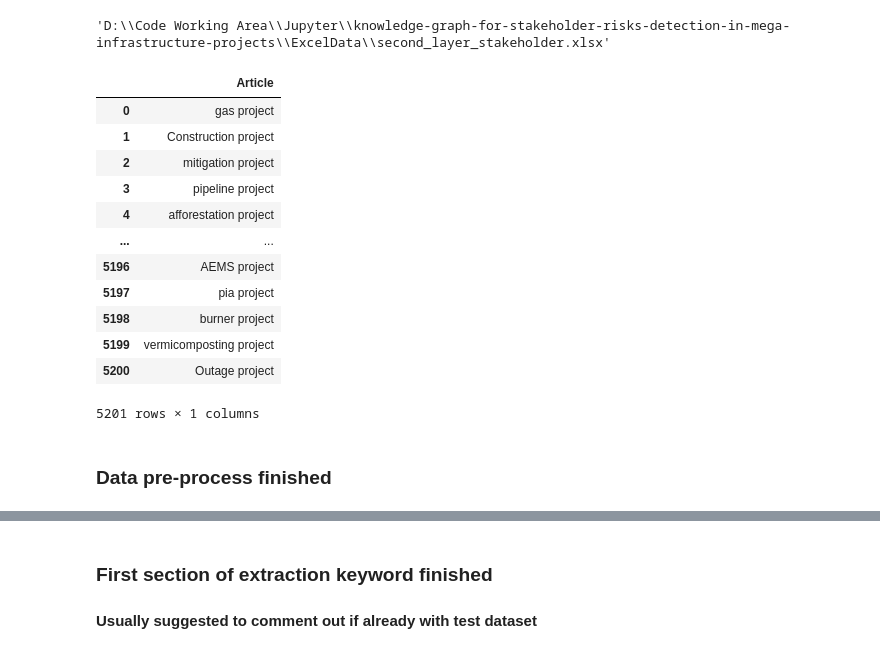
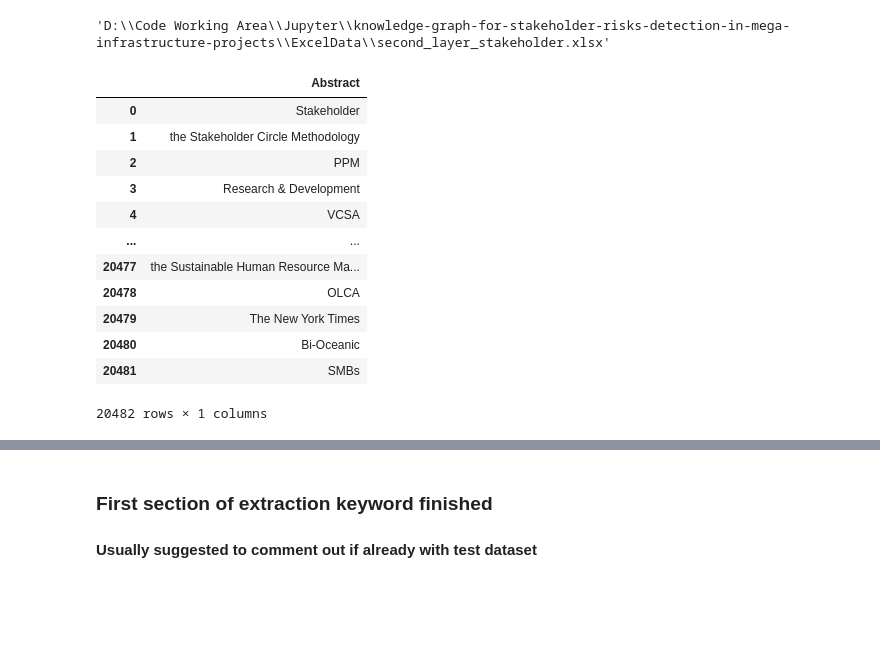
Before and after one commit to sinomark123/knowledge-graph-for-stakeholder-risks-detection-in-mega-infrastructure-projects, a Jupyter notebook: NPL -- BRE/Object Three.ipynb, the cells around one changed output, grey strips where cells are left out. Cells and saved outputs as stored; diff of their text form; code cells hidden in the pictures; blank space fills up the shorter version.

```diff
--- a/NPL -- BRE/Object Three.ipynb
+++ b/NPL -- BRE/Object Three.ipynb
@@ -39,33 +37,32 @@ stake2
 # %% [output]
 'D:\\Code Working Area\\Jupyter\\knowledge-graph-for-stakeholder-risks-detection-in-mega-infrastructure-projects\\ExcelData\\second_layer_stakeholder.xlsx'
 # %%
-pj = pd.read_csv(project, sep = ",")
-risk1 = pd.read_excel(risk)
-stk = pd.read_csv(stake, sep = ",")
+prj_sor = pd.read_csv(project_sor, sep = ",")
+risk_sor = pd.read_excel(risk_sor)
+stk_sor = pd.read_csv(stake_sor, sep = ",")
 
-prj = pd.read_excel(project1, index_col=None)
-risk2 = pd.read_excel(risk0, index_col=None)
-stk1 = pd.read_excel(stake1, index_col=None)
-stk2 = pd.read_excel(stake2, index_col=None)
-stk2.dropna(inplace=True)
+prj_key = pd.read_excel(project_key, index_col=None)
+risk_key = pd.read_excel(risk_key, index_col=None)
+stk_key = pd.read_excel(stake_key, index_col=None)
+stk_key.dropna(inplace=True)
 
 en = spacy.load('en_core_web_sm')
 stopwords = en.Defaults.stop_words
-# %%
-prj
-# %% [output]
-|  | Article |
-| 0 | gas project |
-| 1 | Construction project |
-| 2 | mitigation project |
-| 3 | pipeline project |
-| 4 | afforestation project |
-| ... | ... |
-| 5196 | AEMS project |
-| 5197 | pia project |
-| 5198 | burner project |
-| 5199 | vermicomposting project |
-| 5200 | Outage project |
-5201 rows × 1 columns
+# %%
+stk2
+# %% [output]
+|  | Abstract |
+| 0 | Stakeholder |
+| 1 | the Stakeholder Circle Methodology |
+| 2 | PPM |
+| 3 | Research & Development |
+| 4 | VCSA |
+| ... | ... |
+| 20477 | the Sustainable Human Resource Ma... |
+| 20478 | OLCA |
+| 20479 | The New York Times |
+| 20480 | Bi-Oceanic |
+| 20481 | SMBs |
+20482 rows × 1 columns
 # %%
 # get the target text from original dataset to match
@@ -99,2 +85,0 @@ stkey_list=list(set(stk2["Abstract"].to_list()))
-# %% [markdown]
-### Data pre-process finished
```
Also changed, not shown: parts of 11 cells of this notebook, 14 other files.
